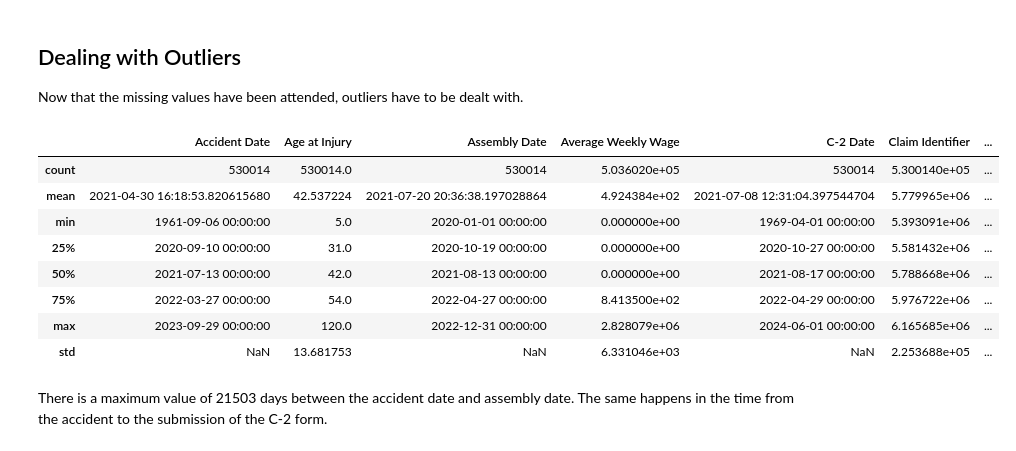
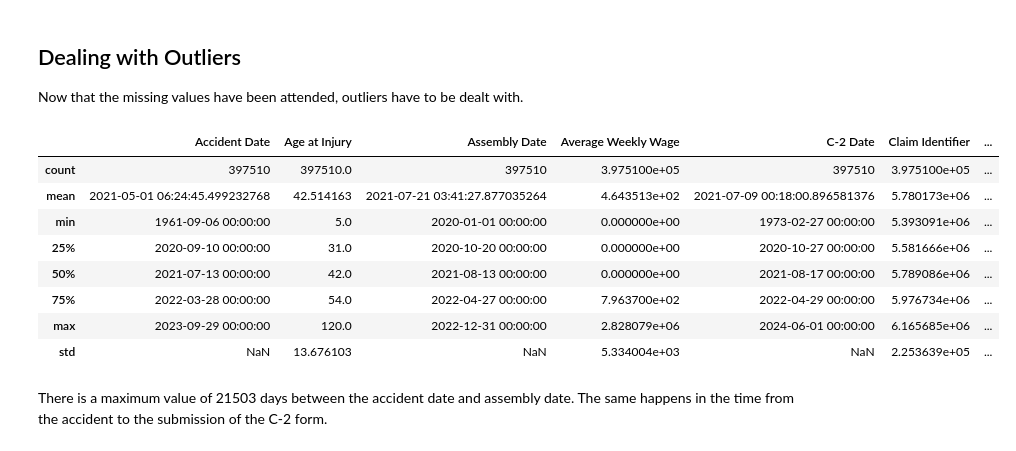
Before and after one commit to alex-alv3s/ML2425, a Jupyter notebook: 06.11.ipynb, the cells around one changed output. Saved outputs shown, nothing was run; the diff lists cells and outputs as text; code cells hidden in the pictures.

```diff
--- a/06.11.ipynb
+++ b/06.11.ipynb
@@ -2194,12 +2281,14 @@ Missing values in dates Accident Date were also filled in using the median. The
 
 ### não tenho a certeza se isto está correto porque supostamente nós fazíamos isto tudo a um dataset antes de separar em test e train não é?
 # %%
-df_train['Accident Date'] = df_train['Accident Date'].fillna(df_train['Accident Date'].median())
-df_test['Accident Date'] = df_test['Accident Date'].fillna(df_train['Accident Date'].median())
+X_train['Accident Date'] = X_train['Accident Date'].fillna(X_train['Accident Date'].median())
+X_val['Accident Date'] = X_val['Accident Date'].fillna(X_val['Accident Date'].median())
+df_test['Accident Date'] = df_test['Accident Date'].fillna(df_test['Accident Date'].median())
 # %% [markdown]
 For C-2 Date, as mentioned in the Visualization section, missing values mean the report was never received. Therefore, in order to clean the missing values, it will be considered than in these cases C-2 Date = Accident Date.
 # %%
-df_train['C-2 Date'] = df_train['C-2 Date'].fillna(df_train['Accident Date'])
+X_train['C-2 Date'] = X_train['C-2 Date'].fillna(X_train['Accident Date'])
+X_val['C-2 Date'] = X_val['C-2 Date'].fillna(X_val['Accident Date'])
 df_test['C-2 Date'] = df_test['C-2 Date'].fillna(df_test['Accident Date'])
 # %% [markdown]
 In the data visualization section, it was noted that some values of C-2 Date did not seem correct as they preceeded Accident Date. This must also be fixed
@@ -2215,15 +2308,18 @@ Number of times the C-2 report is filled before the accident happens in df_test:
 # %% [markdown]
 A helper column will be created:
 # %%
-df_train['days_to_c2'] = (df_train['C-2 Date'] - df_train['Accident Date']).dt.days
+X_train['days_to_c2'] = (X_train['C-2 Date'] - X_train['Accident Date']).dt.days
+X_val['days_to_c2'] = (X_val['C-2 Date'] - X_val['Accident Date']).dt.days
 df_test['days_to_c2'] = (df_test['C-2 Date'] - df_test['Accident Date']).dt.days
 # %% [markdown]
 In these cases, the values for C-2 Date will be considered incorrect and treated as NaN, since rows cannot be deleted. Thus, the previous approach will be adopted, and these values will be set to the corresponding Accident Date
 # %%
 # correcting C-2 Date
-df_train['C-2 Date'] = np.where(df_train['days_to_c2'] < 0, df_train['Accident Date'], df_train['C-2 Date'])
+X_train['C-2 Date'] = np.where(X_train['days_to_c2'] < 0, X_train['Accident Date'], X_train['C-2 Date'])
+X_val['C-2 Date'] = np.where(X_val['days_to_c2'] < 0, X_val['Accident Date'], X_val['C-2 Date'])
 df_test['C-2 Date'] = np.where(df_test['days_to_c2'] < 0, df_test['Accident Date'], df_test['C-2 Date'])
 
 # updating days_to_c2
-df_train['days_to_c2'] = (df_train['C-2 Date'] - df_train['Accident Date']).dt.days
+X_train['days_to_c2'] = (X_train['C-2 Date'] - X_train['Accident Date']).dt.days
+X_val['days_to_c2'] = (X_val['C-2 Date'] - X_val['Accident Date']).dt.days
 df_test['days_to_c2'] = (df_test['C-2 Date'] - df_test['Accident Date']).dt.days
@@ -2272,16 +2328,16 @@ True
 
 Now that the missing values have been attended, outliers have to be dealt with.
 # %%
-df_train.describe()
+X_train.describe()
 # %% [output]
 |  | Accident Date | Age at Injury | Assembly Date | Average Weekly Wage | C-2 Date | Claim Identifier | ... |
-| count | 530014 | 530014.0 | 530014 | 5.036020e+05 | 530014 | 5.300140e+05 | ... |
-| mean | 2021-04-30 16:18:53.820615680 | 42.537224 | 2021-07-20 20:36:38.197028864 | 4.924384e+02 | 2021-07-08 12:31:04.397544704 | 5.779965e+06 | ... |
-| min | 1961-09-06 00:00:00 | 5.0 | 2020-01-01 00:00:00 | 0.000000e+00 | 1969-04-01 00:00:00 | 5.393091e+06 | ... |
-| 25% | 2020-09-10 00:00:00 | 31.0 | 2020-10-19 00:00:00 | 0.000000e+00 | 2020-10-27 00:00:00 | 5.581432e+06 | ... |
-| 50% | 2021-07-13 00:00:00 | 42.0 | 2021-08-13 00:00:00 | 0.000000e+00 | 2021-08-17 00:00:00 | 5.788668e+06 | ... |
-| 75% | 2022-03-27 00:00:00 | 54.0 | 2022-04-27 00:00:00 | 8.413500e+02 | 2022-04-29 00:00:00 | 5.976722e+06 | ... |
+| count | 397510 | 397510.0 | 397510 | 3.975100e+05 | 397510 | 3.975100e+05 | ... |
+| mean | 2021-05-01 06:24:45.499232768 | 42.514163 | 2021-07-21 03:41:27.877035264 | 4.643513e+02 | 2021-07-09 00:18:00.896581376 | 5.780173e+06 | ... |
+| min | 1961-09-06 00:00:00 | 5.0 | 2020-01-01 00:00:00 | 0.000000e+00 | 1973-02-27 00:00:00 | 5.393091e+06 | ... |
+| 25% | 2020-09-10 00:00:00 | 31.0 | 2020-10-20 00:00:00 | 0.000000e+00 | 2020-10-27 00:00:00 | 5.581666e+06 | ... |
+| 50% | 2021-07-13 00:00:00 | 42.0 | 2021-08-13 00:00:00 | 0.000000e+00 | 2021-08-17 00:00:00 | 5.789086e+06 | ... |
+| 75% | 2022-03-28 00:00:00 | 54.0 | 2022-04-27 00:00:00 | 7.963700e+02 | 2022-04-29 00:00:00 | 5.976734e+06 | ... |
 | max | 2023-09-29 00:00:00 | 120.0 | 2022-12-31 00:00:00 | 2.828079e+06 | 2024-06-01 00:00:00 | 6.165685e+06 | ... |
-| std | NaN | 13.681753 | NaN | 6.331046e+03 | NaN | 2.253688e+05 | ... |
+| std | NaN | 13.676103 | NaN | 5.334004e+03 | NaN | 2.253639e+05 | ... |
 # %% [markdown]
 There is a maximum value of 21503 days between the accident date and assembly date. The same happens in the time from the accident to the submission of the C-2 form.
```
Also changed, not shown: parts of 66 cells of this notebook.
